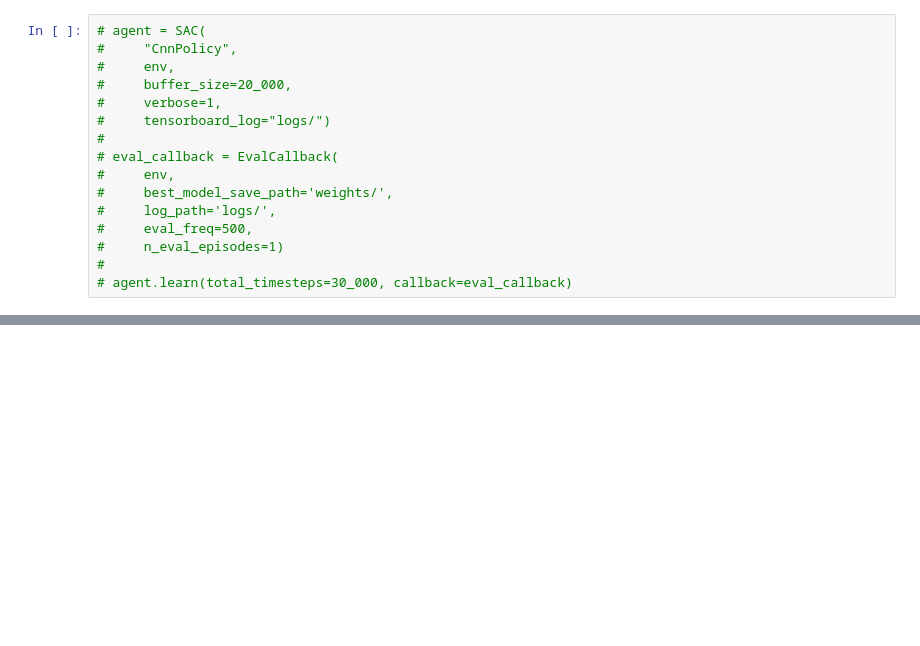
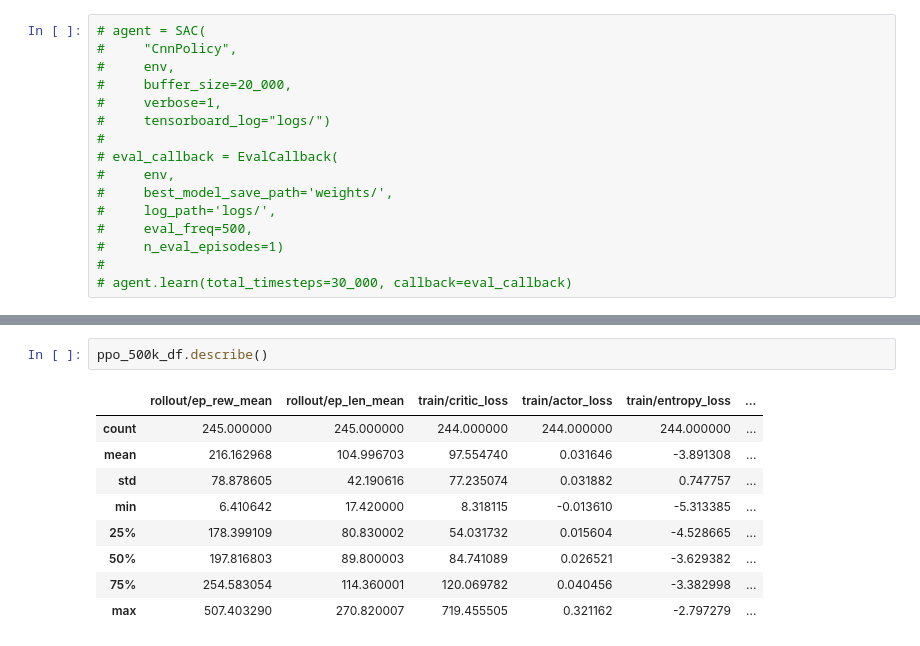
Before and after one commit to till2/self-driving-car, a Jupyter notebook: Baselines.ipynb, the cells around one changed output, grey strips where cells are left out. Saved outputs shown, nothing was run; the diff lists cells and outputs as text; blank space fills up the shorter version.

```diff
--- a/Baselines.ipynb
+++ b/Baselines.ipynb
@@ -214,0 +284,12 @@ plt.show()
+# %%
+ppo_500k_df.describe()
+# %% [output]
+|  | rollout/ep_rew_mean | rollout/ep_len_mean | train/critic_loss | train/actor_loss | train/entropy_loss | ... |
+| count | 245.000000 | 245.000000 | 244.000000 | 244.000000 | 244.000000 | ... |
+| mean | 216.162968 | 104.996703 | 97.554740 | 0.031646 | -3.891308 | ... |
+| std | 78.878605 | 42.190616 | 77.235074 | 0.031882 | 0.747757 | ... |
+| min | 6.410642 | 17.420000 | 8.318115 | -0.013610 | -5.313385 | ... |
+| 25% | 178.399109 | 80.830002 | 54.031732 | 0.015604 | -4.528665 | ... |
+| 50% | 197.816803 | 89.800003 | 84.741089 | 0.026521 | -3.629382 | ... |
+| 75% | 254.583054 | 114.360001 | 120.069782 | 0.040456 | -3.382998 | ... |
+| max | 507.403290 | 270.820007 | 719.455505 | 0.321162 | -2.797279 | ... |
```
Also changed, not shown: parts of 22 cells of this notebook, 8 other files.
